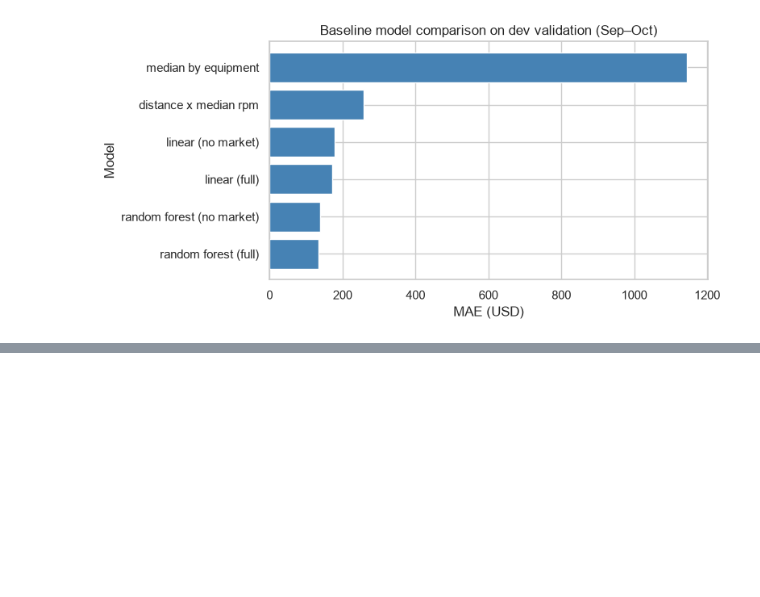
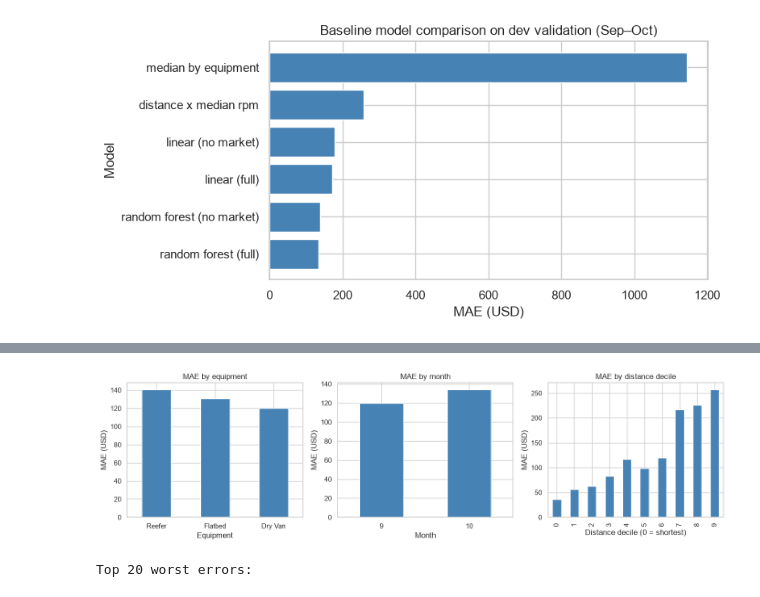
Before and after one commit to ttqureshi/spotter-freight-rate-ml, a Jupyter notebook: notebooks/freight_rate_modeling.ipynb, the cells around one changed output, grey strips where cells are left out. Cells and saved outputs as stored; diff of their text form; code cells hidden in the pictures; blank space fills up the shorter version.

```diff
--- a/notebooks/freight_rate_modeling.ipynb
+++ b/notebooks/freight_rate_modeling.ipynb
@@ -957,0 +1254,55 @@ plt.show()
+# %%
+error_df["distance_decile"] = pd.qcut(
+    error_df["distance"], q=10, labels=False, duplicates="drop"
+)
+
+mae_by_equipment = (
+    error_df.groupby("equipment")["abs_error"].mean().sort_values(ascending=False)
+)
+mae_by_month = error_df.groupby("month")["abs_error"].mean().sort_index()
+mae_by_distance = error_df.groupby("distance_decile")["abs_error"].mean()
+
+fig, axes = plt.subplots(1, 3, figsize=(14, 4))
+
+mae_by_equipment.plot(kind="bar", ax=axes[0], color="steelblue")
+axes[0].set_xlabel("Equipment")
+axes[0].set_ylabel("MAE (USD)")
+axes[0].set_title("MAE by equipment")
+axes[0].tick_params(axis="x", rotation=0)
+
+mae_by_month.plot(kind="bar", ax=axes[1], color="steelblue")
+axes[1].set_xlabel("Month")
+axes[1].set_ylabel("MAE (USD)")
+axes[1].set_title("MAE by month")
+axes[1].tick_params(axis="x", rotation=0)
+
+mae_by_distance.plot(kind="bar", ax=axes[2], color="steelblue")
+axes[2].set_xlabel("Distance decile (0 = shortest)")
+axes[2].set_ylabel("MAE (USD)")
+axes[2].set_title("MAE by distance decile")
+
+plt.tight_layout()
+plt.show()
+
+worst_errors = (
+    error_df.nlargest(20, "abs_error")[
+        [
+            "load_id",
+            "pickup",
+            "delivery",
+            "equipment",
+            "distance",
+            "weight",
+            "date",
+            "posted_rate",
+            "predicted_rate",
+            "abs_error",
+        ]
+    ]
+    .reset_index(drop=True)
+)
+print("Top 20 worst errors:\n")
+worst_errors
+# %% [output]
+[figure, added]
+Top 20 worst errors:
```
Also changed, not shown: parts of 22 cells of this notebook, 1 other file.
